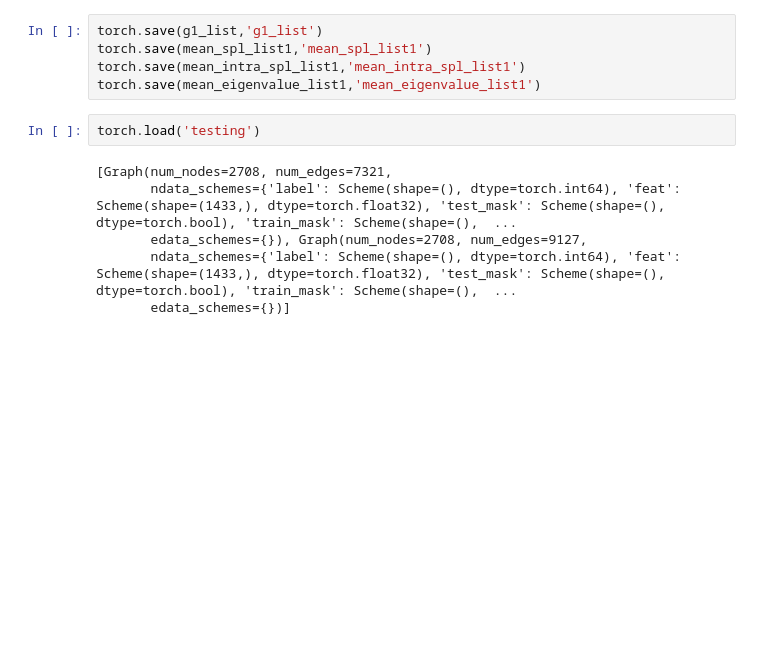
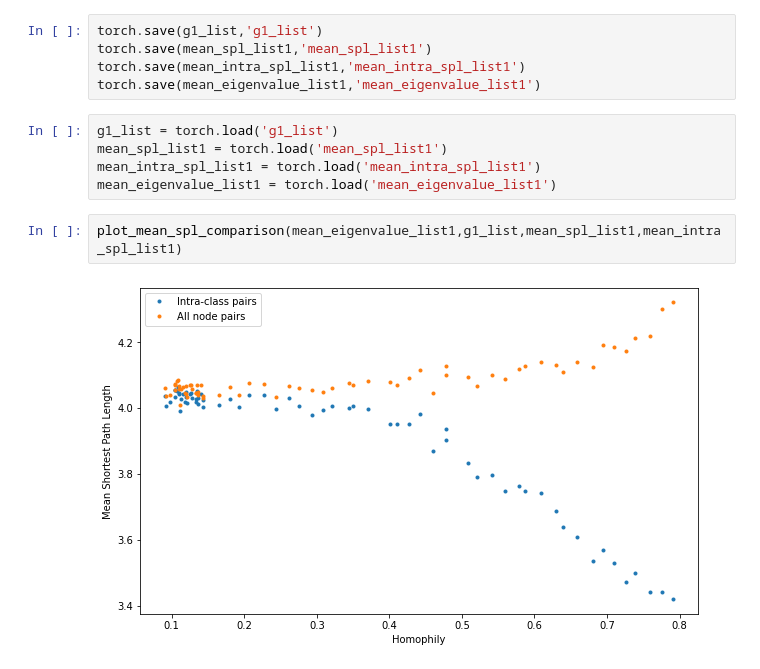
Before and after one commit to jr419/Homophily_Analysis, a Jupyter notebook: Homophily.ipynb, the cells around one changed output. Drawn from its saved outputs; the diff is of its cells as text; blank space fills up the shorter version.

```diff
--- a/Homophily.ipynb
+++ b/Homophily.ipynb
@@ -936,11 +952,12 @@ torch.save(g1_list,'g1_list')
 torch.save(mean_spl_list1,'mean_spl_list1')
 torch.save(mean_intra_spl_list1,'mean_intra_spl_list1')
 torch.save(mean_eigenvalue_list1,'mean_eigenvalue_list1')
-# %%
-torch.load('testing')
-# %% [output]
-[Graph(num_nodes=2708, num_edges=7321,
-       ndata_schemes={'label': Scheme(shape=(), dtype=torch.int64), 'feat': Scheme(shape=(1433,), dtype=torch.float32), 'test_mask': Scheme(shape=(), dtype=torch.bool), 'train_mask': Scheme(shape=(),  ...
-       edata_schemes={}), Graph(num_nodes=2708, num_edges=9127,
-       ndata_schemes={'label': Scheme(shape=(), dtype=torch.int64), 'feat': Scheme(shape=(1433,), dtype=torch.float32), 'test_mask': Scheme(shape=(), dtype=torch.bool), 'train_mask': Scheme(shape=(),  ...
-       edata_schemes={})]
+# %%
+g1_list = torch.load('g1_list')
+mean_spl_list1 = torch.load('mean_spl_list1')
+mean_intra_spl_list1 = torch.load('mean_intra_spl_list1')
+mean_eigenvalue_list1 = torch.load('mean_eigenvalue_list1')
+# %%
+plot_mean_spl_comparison(mean_eigenvalue_list1,g1_list,mean_spl_list1,mean_intra_spl_list1)
+# %% [output]
+[figure, added]
```
Also changed, not shown: parts of 22 cells of this notebook, 6 other files.
